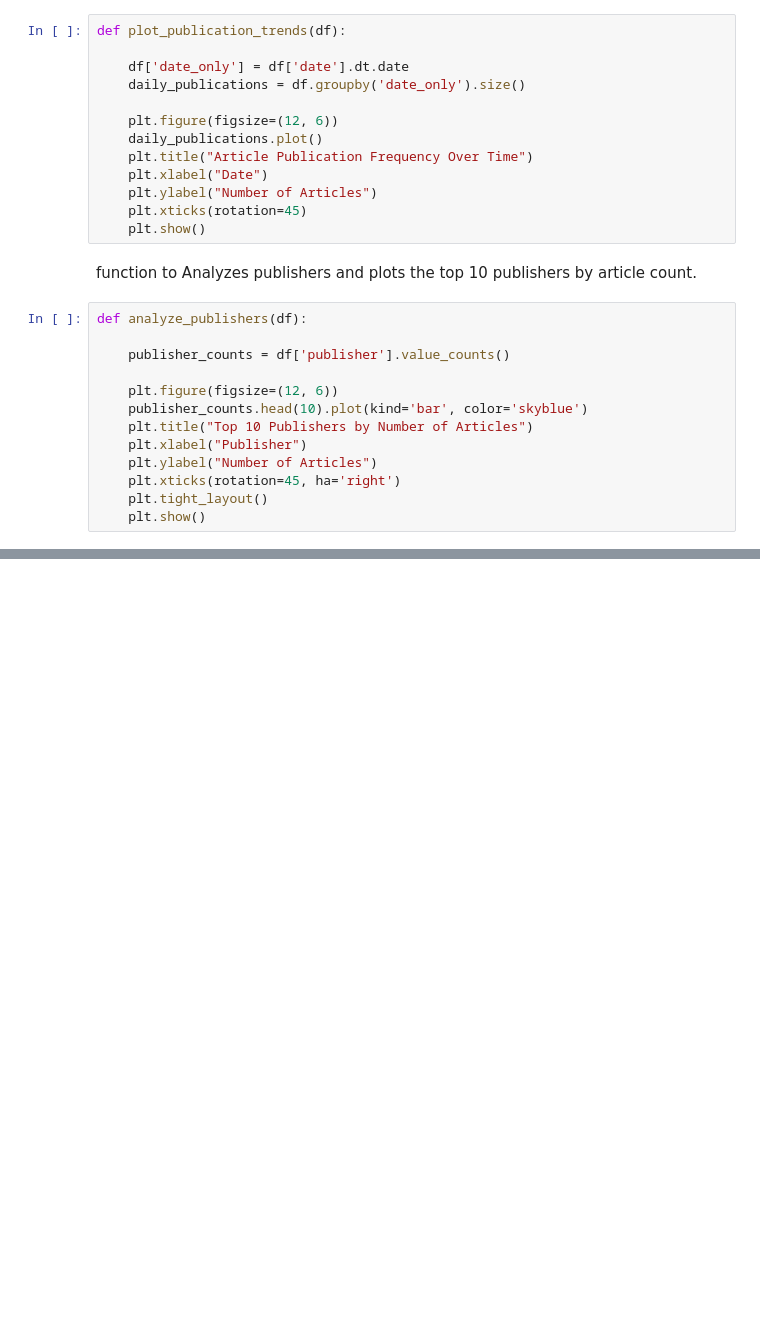
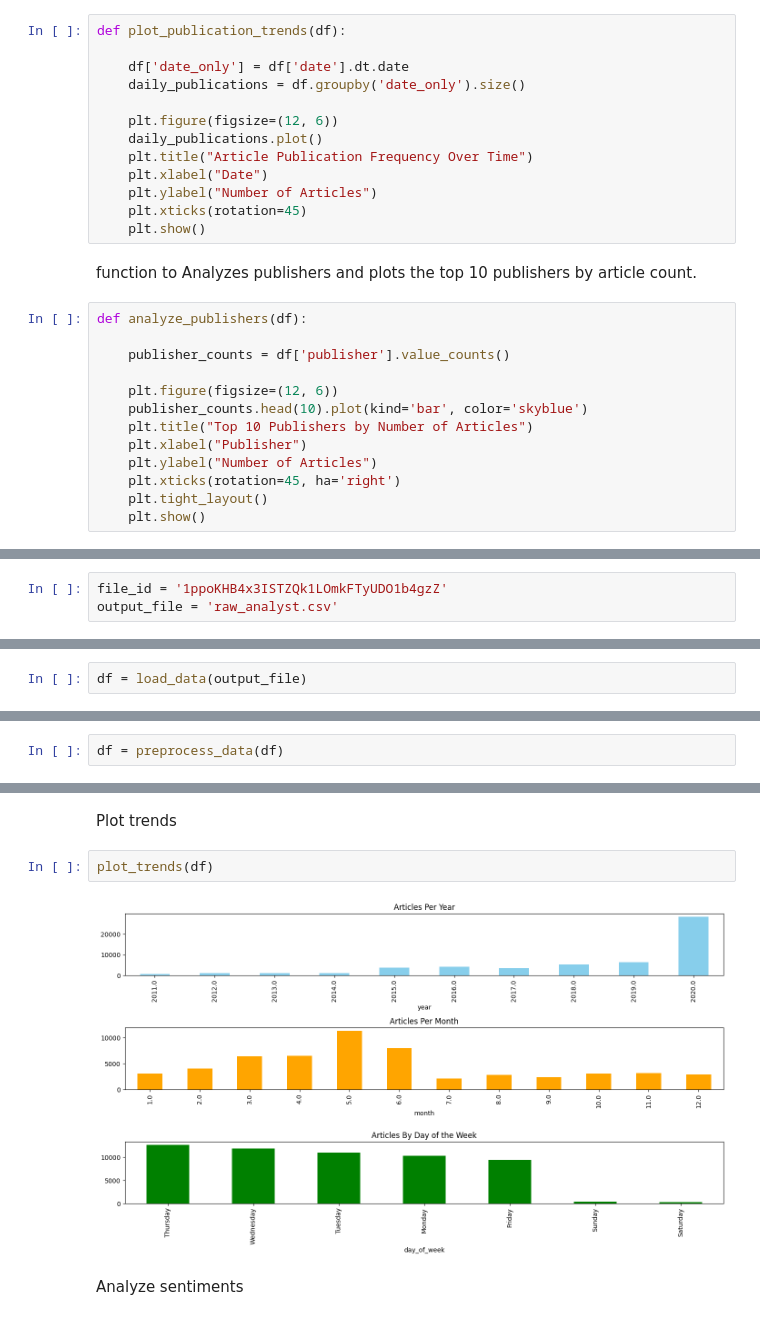
Before and after one commit to nahdes/fincialdata, a Jupyter notebook: notebooks/sentment.ipynb, the cells around one changed output, grey strips where cells are left out. Cells and saved outputs as stored; diff of their text form; blank space fills up the shorter version.

```diff
--- a/notebooks/sentment.ipynb
+++ b/notebooks/sentment.ipynb
@@ -122,0 +126,3 @@ def analyze_publishers(df):
+# %%
+file_id = '1ppoKHB4x3ISTZQk1LOmkFTyUDO1b4gzZ'
+output_file = 'raw_analyst.csv'
@@ -122,0 +143,2 @@ def analyze_publishers(df):
+# %%
+df = load_data(output_file)
@@ -122,0 +147,2 @@ def analyze_publishers(df):
+# %%
+df = preprocess_data(df)
@@ -122,0 +171,8 @@ def analyze_publishers(df):
+# %% [markdown]
+Plot trends
+# %%
+plot_trends(df)
+# %% [output]
+[figure, added]
+# %% [markdown]
+Analyze sentiments
```
Also changed, not shown: parts of 14 cells of this notebook.
